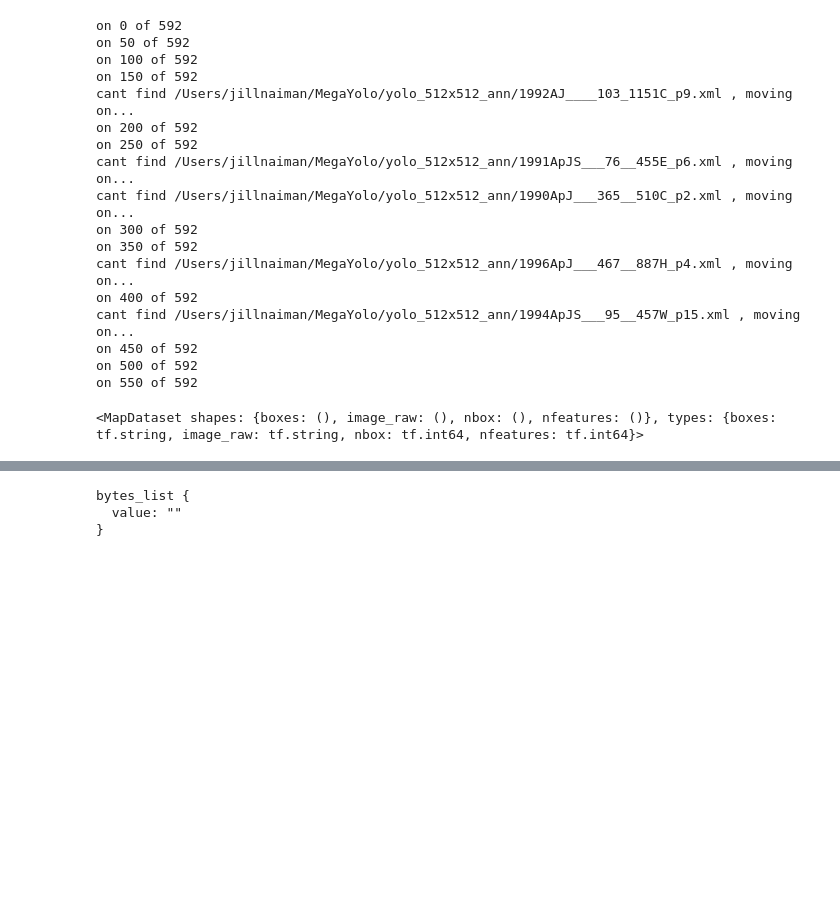
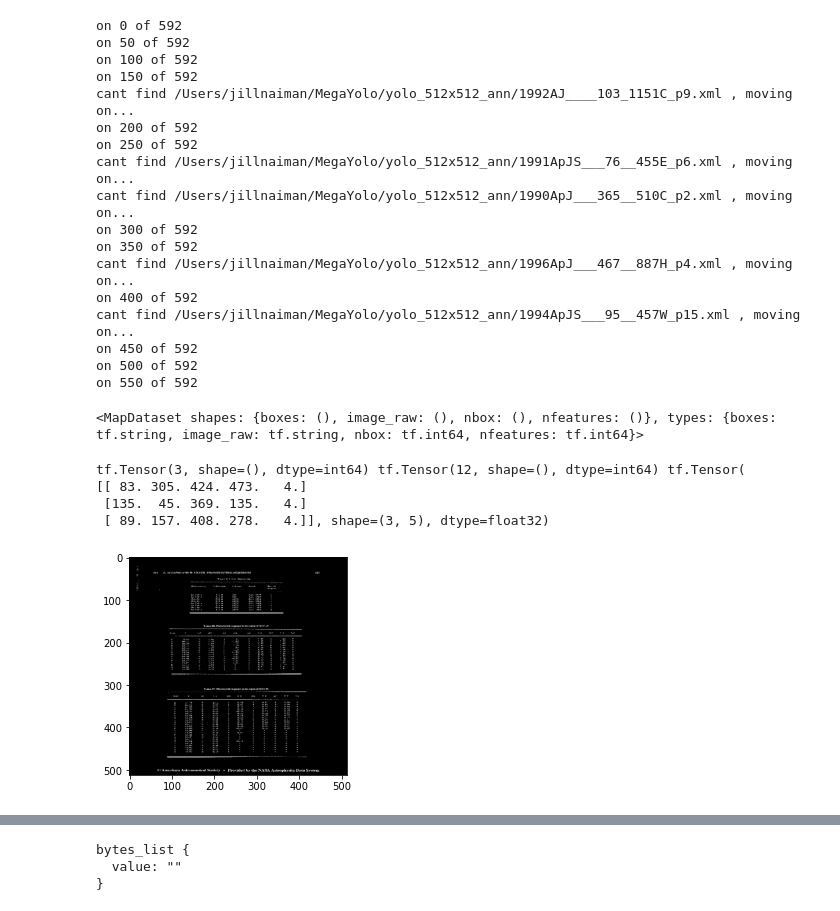
Before and after one commit to ReadingTimeMachine/figure_and_caption_extraction, a Jupyter notebook: misc/opt_dataset.ipynb, the cells around one changed output, grey strips where cells are left out. Saved outputs shown, nothing was run; the diff lists cells and outputs as text; code cells hidden in the pictures; blank space fills up the shorter version.

Commit message:
parse

```diff
--- a/misc/opt_dataset.ipynb
+++ b/misc/opt_dataset.ipynb
@@ -646,0 +668,18 @@ parsed_image_dataset
+# %%
+for image_features in parsed_image_dataset.take(1):
+    nboxes = image_features['nbox']
+    nfeatures = image_features['nfeatures']
+    boxes = tf.io.decode_raw(image_features['boxes'],tf.float32)
+    boxes = tf.reshape(boxes,[nboxes,5])
+    images_raw = image_features['image_raw']
+    image = tf.io.decode_raw(images_raw,tf.float32)
+    image = tf.reshape(image,[config.IMAGE_H,config.IMAGE_W,nfeatures])
+    imgPlot = image.numpy()
+    plt.imshow(imgPlot[:,:,0],cmap='gray')
+    print(nboxes,nfeatures,boxes)
+# %% [output]
+tf.Tensor(3, shape=(), dtype=int64) tf.Tensor(12, shape=(), dtype=int64) tf.Tensor(
+[[ 83. 305. 424. 473.   4.]
+ [135.  45. 369. 135.   4.]
+ [ 89. 157. 408. 278.   4.]], shape=(3, 5), dtype=float32)
+[figure, added]
```
Also changed, not shown: parts of 4 cells of this notebook.
